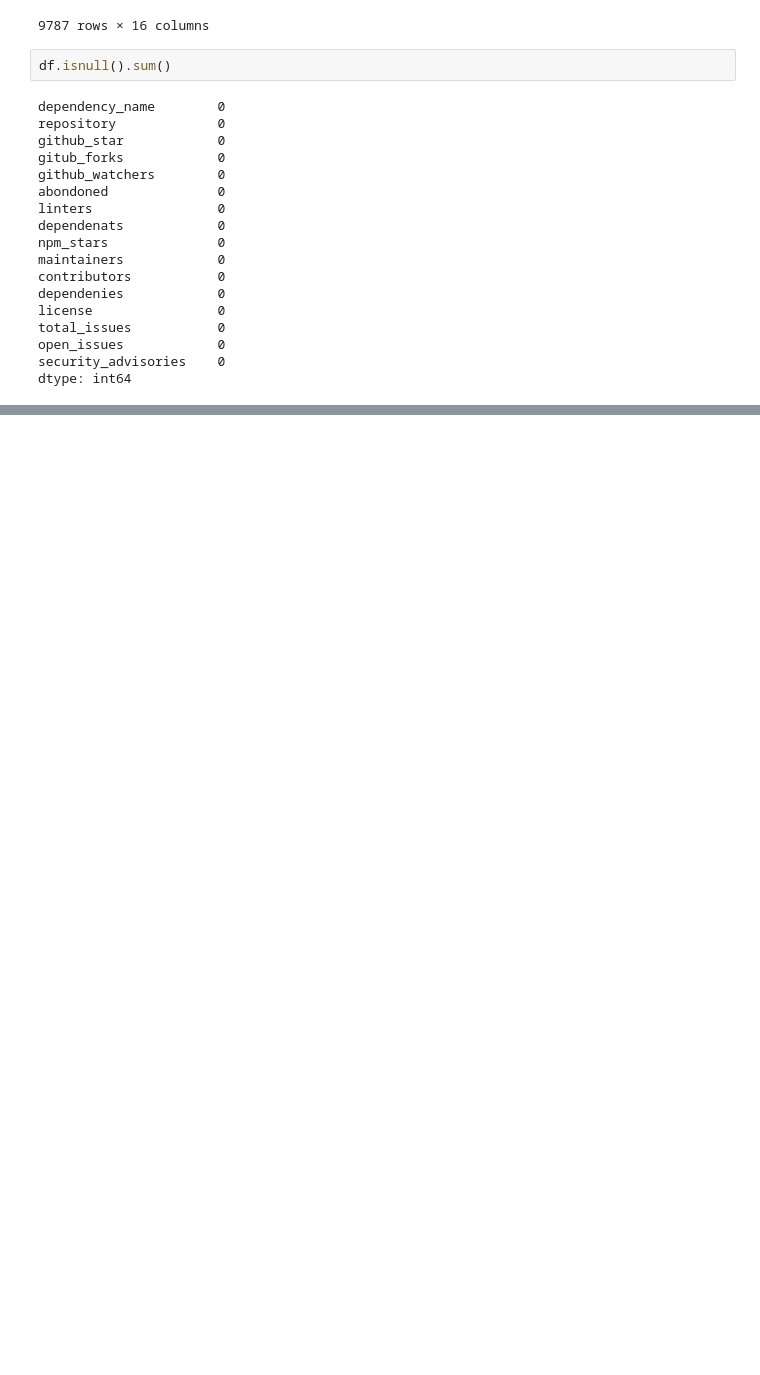
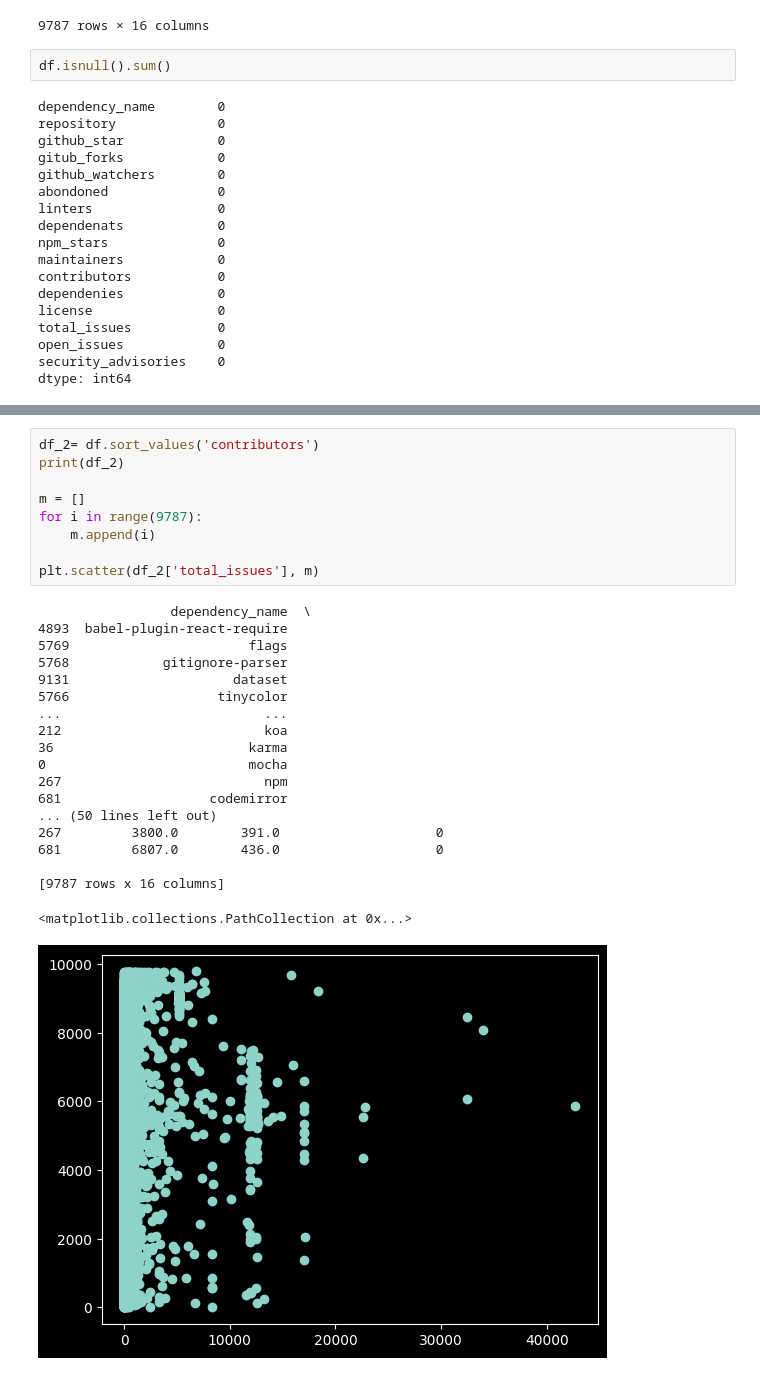
Before and after one commit to malinatrash/Data-Analytics, a Jupyter notebook: Lab1/task.ipynb, the cells around one changed output, grey strips where cells are left out. Drawn from its saved outputs; the diff is of its cells as text; blank space fills up the shorter version.

```diff
--- a/Lab1/task.ipynb
+++ b/Lab1/task.ipynb
@@ -212,0 +227,29 @@ KeyError: 'gitub_watchers'
+# %%
+df_2= df.sort_values('contributors')
+print(df_2)
+
+m = []
+for i in range(9787):
+    m.append(i)
+
+plt.scatter(df_2['total_issues'], m)
+# %% [output]
+                 dependency_name  \
+4893  babel-plugin-react-require
+5769                       flags
+5768            gitignore-parser
+9131                     dataset
+5766                   tinycolor
+...                          ...
+212                          koa
+36                         karma
+0                          mocha
+267                          npm
+681                   codemirror
+... (50 lines left out)
+267         3800.0        391.0                    0
+681         6807.0        436.0                    0
+
+[9787 rows x 16 columns]
+<matplotlib.collections.PathCollection at 0x...>
+[figure, added]
```
Also changed, not shown: parts of 18 cells of this notebook.
